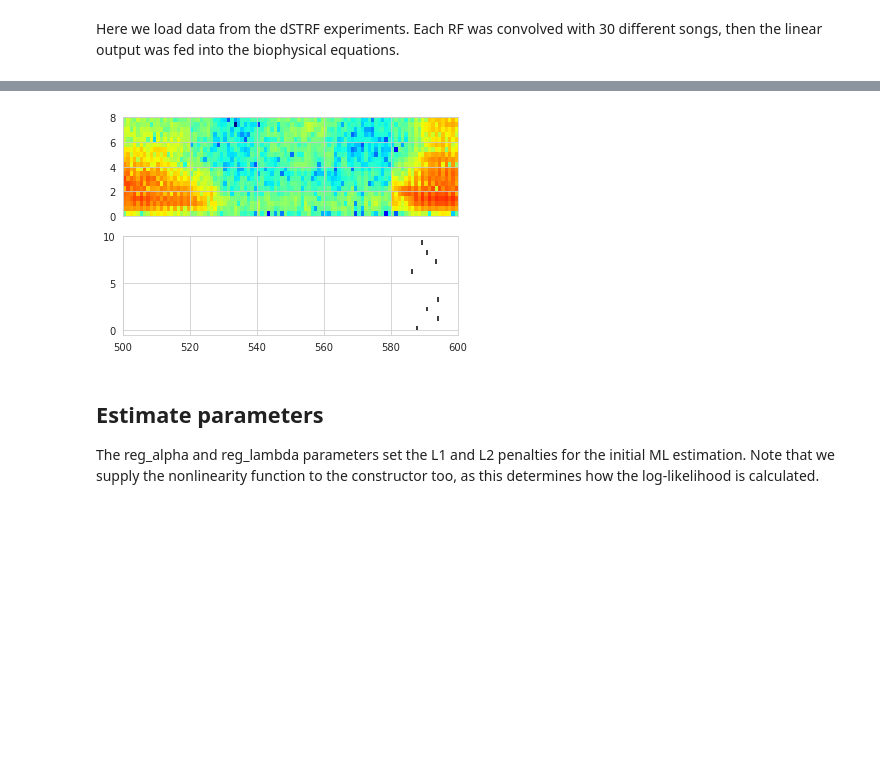
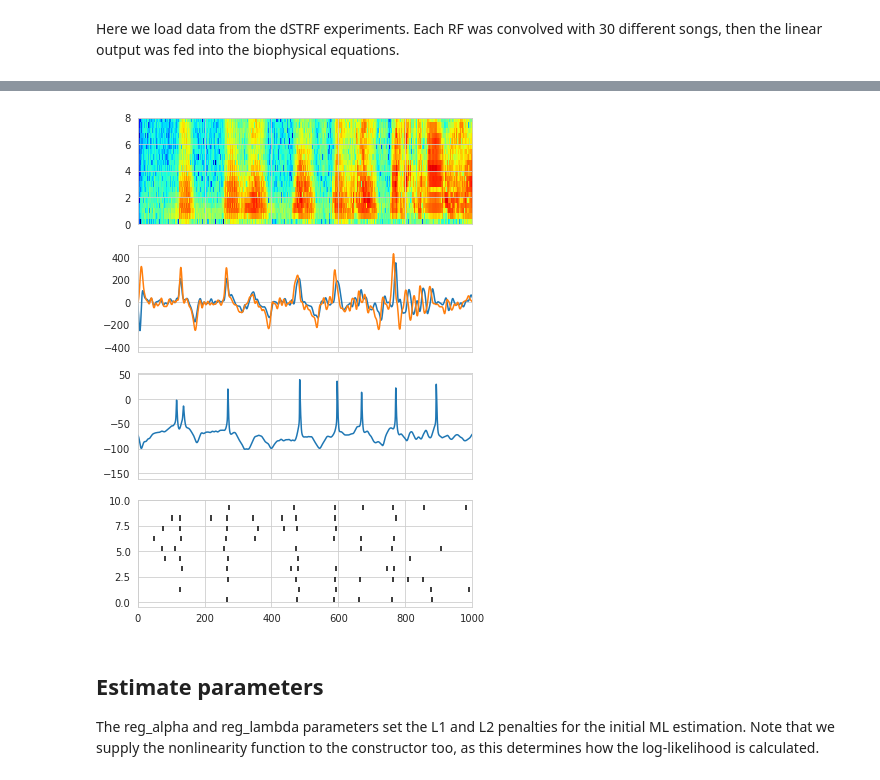
Before and after one commit to melizalab/dstrf, a Jupyter notebook: notebooks/glmat/glmat_2dbi_song_rothman.ipynb, the cells around one changed output, grey strips where cells are left out. Drawn from its saved outputs; the diff is of its cells as text; code cells hidden in the pictures; blank space fills up the shorter version.

```diff
--- a/notebooks/glmat/glmat_2dbi_song_rothman.ipynb
+++ b/notebooks/glmat/glmat_2dbi_song_rothman.ipynb
@@ -107,0 +122,9 @@ I_max: 479.4930230310559
+# %%
+z = np.load("/scratch/dmeliza/modeldata/SNR4posp-norm/b-tonic-24/rf.npz")
+rf = z['rf']
+print(k1.max(), rf.max())
+print((k1**2).sum(), (rf**2).sum())
+II = strf.convolve(data[0]["stim"], k1)
+It = np.linspace(0, data[0]["duration"], II.size)
+plt.plot(It, II)
+plt.xlim(0, 1000);
@@ -108,24 +135,24 @@ I_max: 479.4930230310559
 # %%
 t_stim = np.linspace(0, assim_data["duration"], assim_data["stim"].shape[1])
 t_spike = np.linspace(0, assim_data["duration"], assim_data["spike_v"].shape[0])
 
-fig, axes = plt.subplots(nrows=2, ncols=1, sharex=True, figsize=(6, 4))
+fig, axes = plt.subplots(nrows=4, ncols=1, sharex=True, figsize=(6, 9))
 
 stim = assim_data["stim"]
 axes[0].imshow(assim_data["stim"],
                extent=(0, assim_data["duration"], cf.data.stimulus.spectrogram.f_min, cf.data.stimulus.spectrogram.f_max),
                cmap='jet', origin='lower', aspect='auto')
 t_spike = np.linspace(0, assim_data["duration"], assim_data["spike_v"].shape[0])
-# t_current = np.linspace(0, assim_data["duration"], assim_data["I"].size)
-# t_voltage = np.linspace(0, assim_data["duration"], assim_data["V"].size)
-# axes[1].plot(t_current, assim_data["I"])
-# axes[2].plot(t_voltage, assim_data["V"])
+t_current = np.linspace(0, assim_data["duration"], assim_data["I"].size)
+t_voltage = np.linspace(0, assim_data["duration"], assim_data["V"].size)
+axes[1].plot(t_current, assim_data["I"], It, II * rf_params["f_sigma"] * 17)
+axes[2].plot(t_voltage, assim_data["V"])
 for i, spk in enumerate(assim_data["spike_t"]):
-    axes[1].vlines(spk * model_dt, i, i + 0.5)
+    axes[3].vlines(spk * model_dt, i, i + 0.5)
 
-axes[0].set_xlim(500,600);
+axes[0].set_xlim(0,1000);
 # %% [output]
-[figure, old version]
+[figure, new version]
 # %% [markdown]
 ## Estimate parameters
 
```
Also changed, not shown: parts of 11 cells of this notebook.
